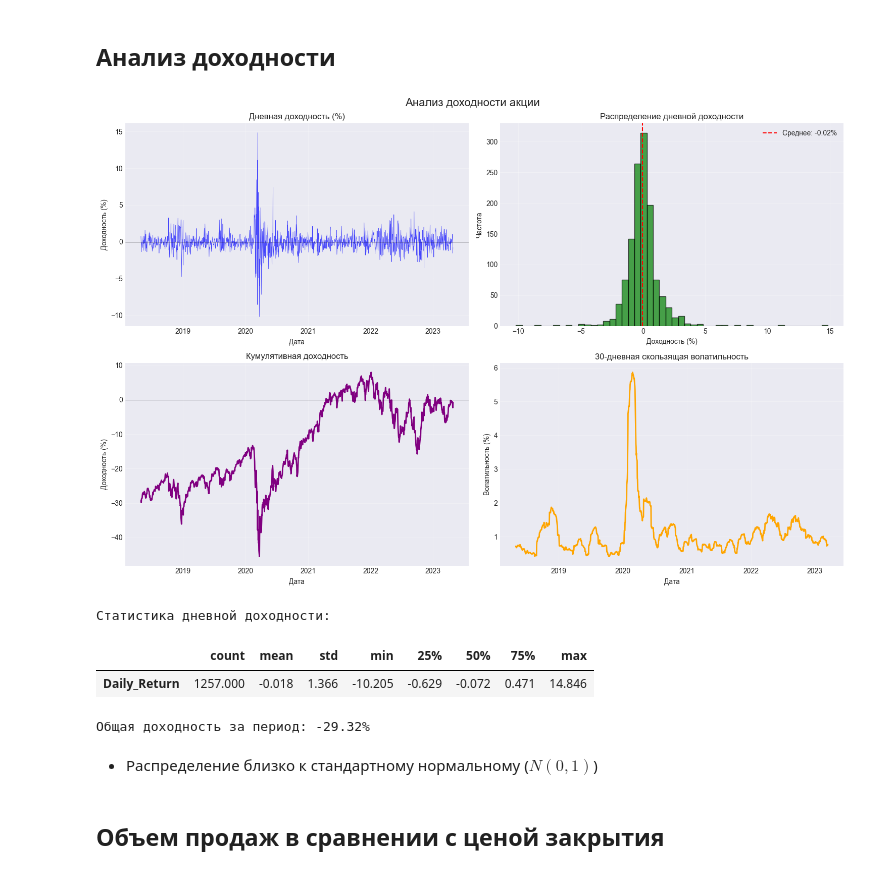
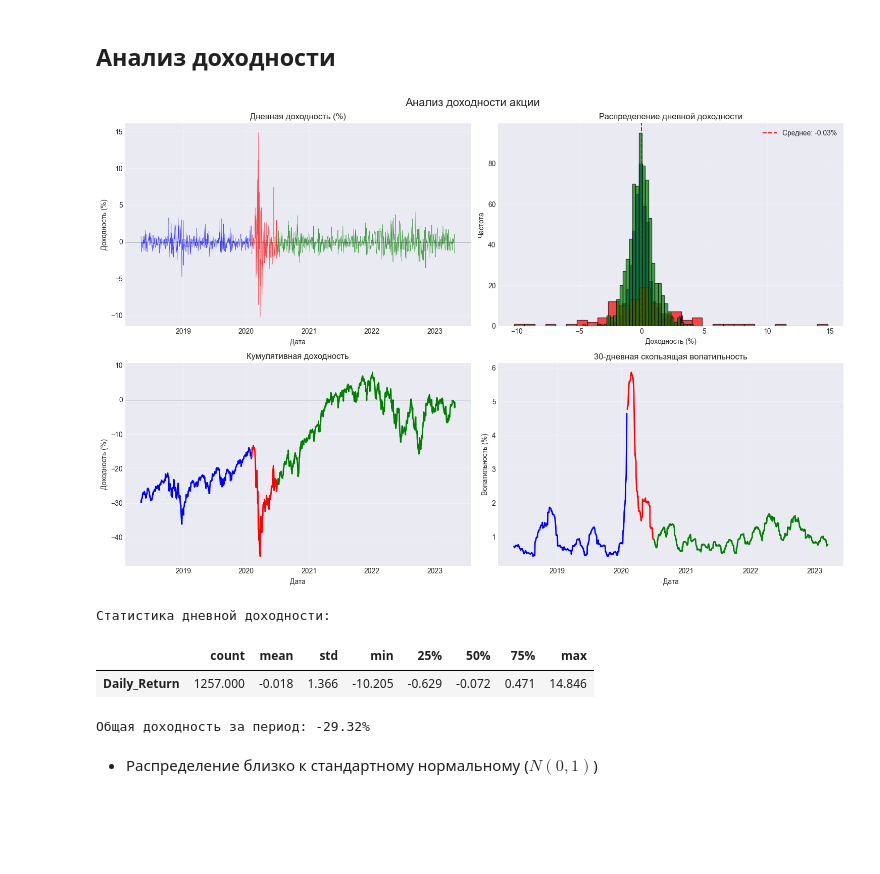
Before and after one commit to egortens1a/woohoo-stocks, a Jupyter notebook: notebooks/01_EDA.ipynb, the cells around one changed output. Cells and saved outputs as stored; diff of their text form; code cells hidden in the pictures; blank space fills up the shorter version.

```diff
--- a/notebooks/01_EDA.ipynb
+++ b/notebooks/01_EDA.ipynb
@@ -739,59 +755,70 @@ plt.show()
 - дни недели вообще не отличаются друг от друга, что означает отсутствие влияния
 # %% [markdown]
 ## Анализ доходности
+# %%
+df['Daily_Return'] = df['Close'].pct_change() * 100
+
+df['Cumulative_Return'] = (1 + df['Daily_Return']/100).cumprod() - 1
+
+df['Volatility_30d'] = df['Daily_Return'].rolling(window=30).std()
+
+df_pre_crisis = df[pre_crisis_mask]
+df_crisis = df[crisis_mask]
+df_post_crisis = df[post_crisis_mask]
 # %%
-df['Daily_Return'] = df['Close'].pct_change() * 100
-
-df['Cumulative_Return'] = (1 + df['Daily_Return']/100).cumprod() - 1
-
 fig, axes = plt.subplots(2, 2, figsize=(15, 10))
 
-axes[0, 0].plot(df.index, df['Daily_Return'], color='blue', alpha=0.7, linewidth=0.5)
+axes[0, 0].plot(df_pre_crisis.index, df_pre_crisis['Daily_Return'], label='До кризиса', color='blue', alpha=0.7, linewidth=0.5)
+axes[0, 0].plot(df_crisis.index, df_crisis['Daily_Return'], label='Период кризиса', color='red', alpha=0.7, linewidth=0.5)
+axes[0, 0].plot(df_post_crisis.index, df_post_crisis['Daily_Return'], label='После кризиса', color='green', alpha=0.7, linewidth=0.5)
 axes[0, 0].axhline(y=0, color='black', linestyle='-', linewidth=0.5)
 axes[0, 0].set_title('Дневная доходность (%)', fontsize=12)
 axes[0, 0].set_xlabel('Дата')
 axes[0, 0].set_ylabel('Доходность (%)')
 axes[0, 0].grid(True, alpha=0.3)
 
-axes[0, 1].hist(df['Daily_Return'].dropna(), bins=50, color='green', alpha=0.7, edgecolor='black')
+axes[0, 1].hist(df_pre_crisis['Daily_Return'].dropna(), bins=30, color='blue', alpha=0.7, edgecolor='black')
+axes[0, 1].hist(df_crisis['Daily_Return'].dropna(), bins=30, color='red', alpha=0.7, edgecolor='black')
+axes[0, 1].hist(df_post_crisis['Daily_Return'].dropna(), bins=30, color='green', alpha=0.7, edgecolor='black')
 axes[0, 1].axvline(df['Daily_Return'].mean(), color='red', linestyle='--',
-                    label=f'Среднее: {df["Daily_Return"].mean():.2f}%')
+                    label=f'Среднее: {df_post_crisis["Daily_Return"].mean():.2f}%')
 axes[0, 1].set_title('Распределение дневной доходности', fontsize=12)
 axes[0, 1].set_xlabel('Доходность (%)')
 axes[0, 1].set_ylabel('Частота')
 axes[0, 1].legend()
 axes[0, 1].grid(True, alpha=0.3)
 
-axes[1, 0].plot(df.index, df['Cumulative_Return'] * 100, color='purple', linewidth=2)
+axes[1, 0].plot(df_pre_crisis.index, df_pre_crisis['Cumulative_Return'] * 100, color='blue', linewidth=2)
+axes[1, 0].plot(df_crisis.index, df_crisis['Cumulative_Return'] * 100, color='red', linewidth=2)
+axes[1, 0].plot(df_post_crisis.index, df_post_crisis['Cumulative_Return'] * 100, color='green', linewidth=2)
 axes[1, 0].axhline(y=0, color='black', linestyle='-', linewidth=0.5)
 axes[1, 0].set_title('Кумулятивная доходность', fontsize=12)
 axes[1, 0].set_xlabel('Дата')
 axes[1, 0].set_ylabel('Доходность (%)')
 axes[1, 0].grid(True, alpha=0.3)
 
-df['Volatility_30d'] = df['Daily_Return'].rolling(window=30).std()
-axes[1, 1].plot(df.index, df['Volatility_30d'], color='orange', linewidth=2)
+axes[1, 1].plot(df_pre_crisis.index, df_pre_crisis['Volatility_30d'], color='blue', linewidth=2)
+axes[1, 1].plot(df_crisis.index, df_crisis['Volatility_30d'], color='red', linewidth=2)
+axes[1, 1].plot(df_post_crisis.index, df_post_crisis['Volatility_30d'], color='green', linewidth=2)
 axes[1, 1].set_title('30-дневная скользящая волатильность', fontsize=12)
 axes[1, 1].set_xlabel('Дата')
 axes[1, 1].set_ylabel('Волатильность (%)')
 axes[1, 1].grid(True, alpha=0.3)
 
 plt.suptitle('Анализ доходности акции', fontsize=16, y=0.98)
 plt.tight_layout()
 plt.show()
 
 print("\nСтатистика дневной доходности:")
 return_stats = df['Daily_Return'].describe()
 display(pd.DataFrame(return_stats).T)
 
 print(f"\nОбщая доходность за период: {df['Cumulative_Return'].iloc[-1]*100:.2f}%")
 # %% [output]
-[figure, old version]
+[figure, new version]
 Статистика дневной доходности:
 |  | count | mean | std | min | 25% | 50% | 75% | max |
 | Daily_Return | 1257.000 | -0.018 | 1.366 | -10.205 | -0.629 | -0.072 | 0.471 | 14.846 |
 Общая доходность за период: -29.32%
 # %% [markdown]
 - Распределение близко к стандартному нормальному ($N(0,1)$)
-# %% [markdown]
-## Объем продаж в сравнении с ценой закрытия
```
Also changed, not shown: parts of 6 cells of this notebook.
